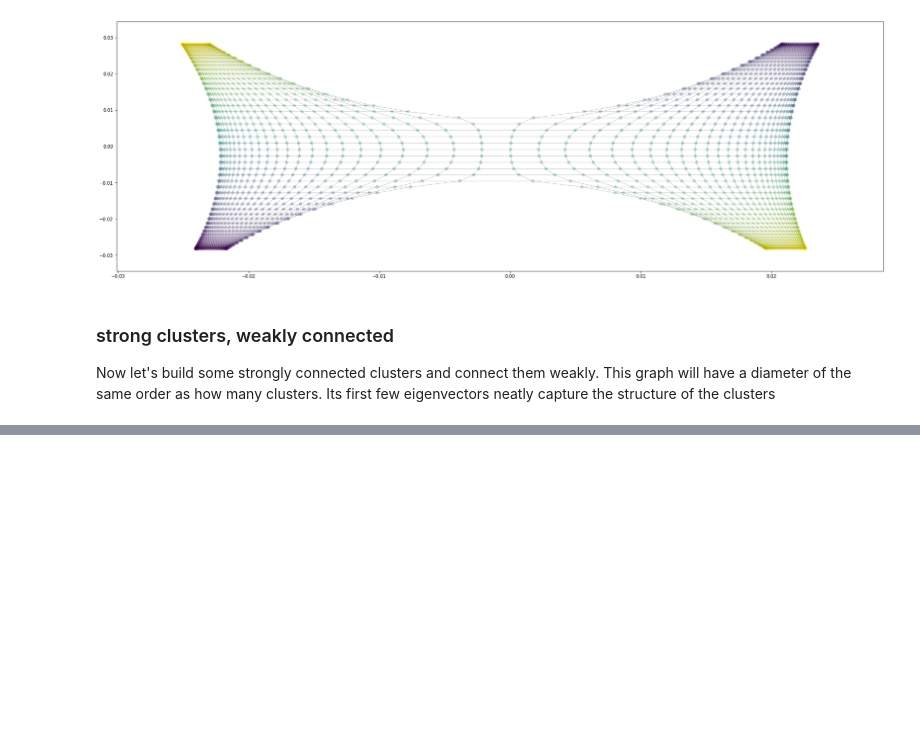
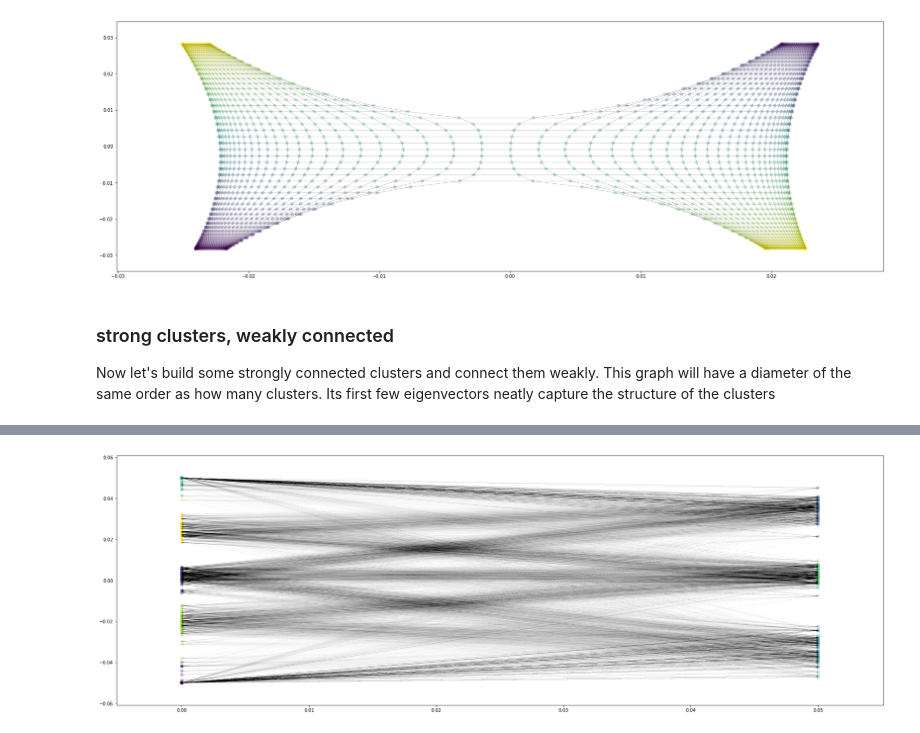
Before and after one commit to recursive-automata/graphspectra, a Jupyter notebook: notebooks/0_motivation.ipynb, the cells around one changed output, grey strips where cells are left out. Saved outputs shown, nothing was run; the diff lists cells and outputs as text; code cells hidden in the pictures; blank space fills up the shorter version.

```diff
--- a/notebooks/0_motivation.ipynb
+++ b/notebooks/0_motivation.ipynb
@@ -179,0 +232,16 @@ plot_graph(tsne_coords, adj,
+# %%
+# whether it's of type b
+indicator_b = np.array(range(vectors.shape[0])) >= cluster_size * how_many_clusters_a
+
+coords = np.copy(vectors[:, 0:3])
+coords[:, 0] = indicator_b
+
+epsilon = 0.05
+coords[coords > epsilon] = epsilon
+coords[coords < -epsilon] = -epsilon
+
+clusters = KMeans(8).fit_predict(coords)
+
+plot_graph(coords, adj, edges = 0.05, colors=clusters)
+# %% [output]
+[figure, added]
```
Also changed, not shown: parts of 10 cells of this notebook.
